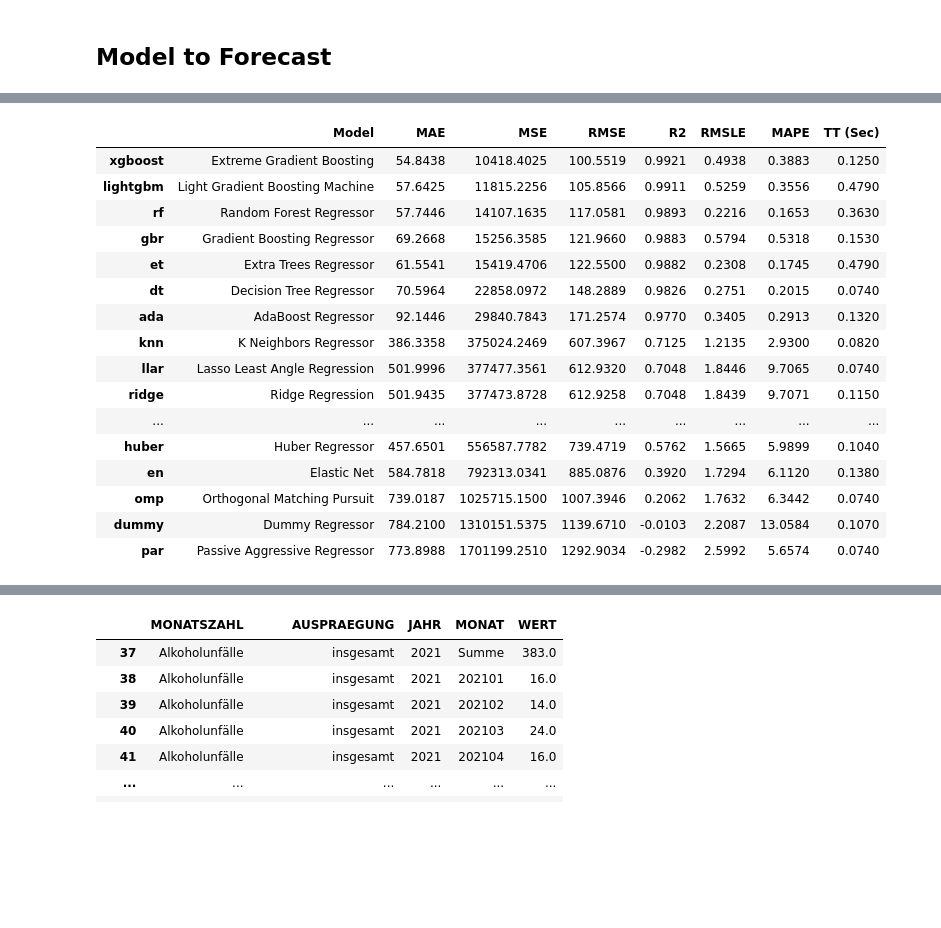
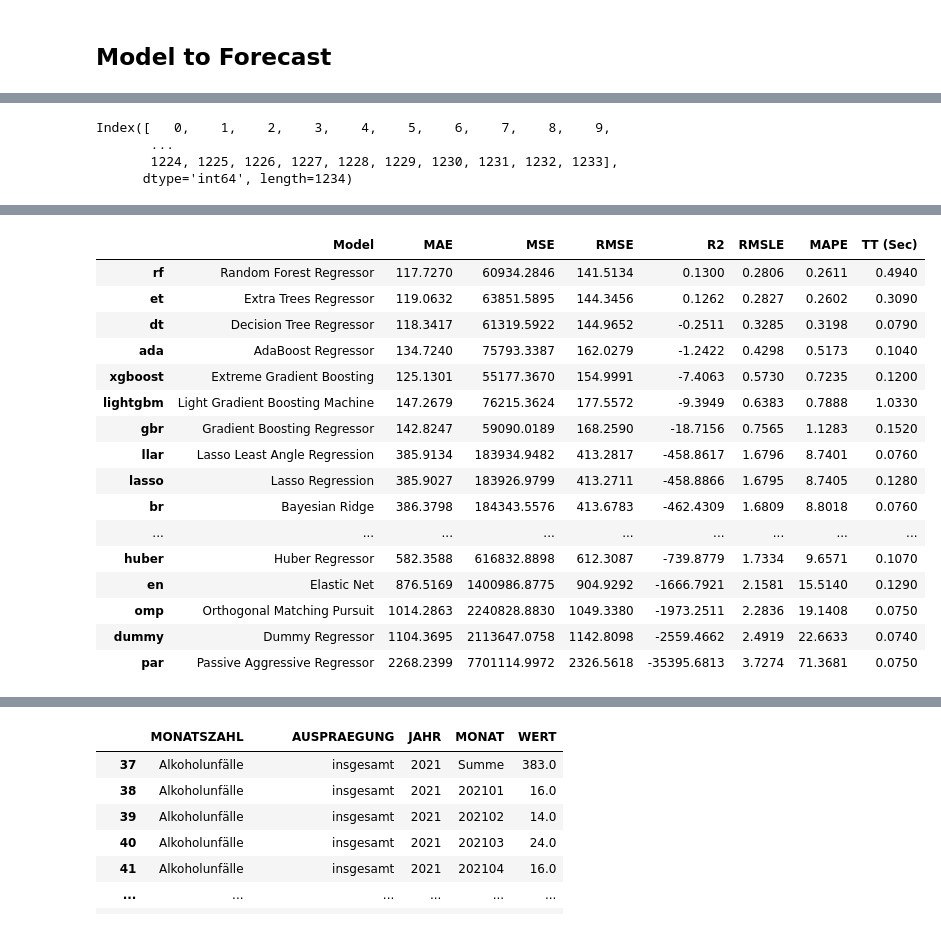
Before and after one commit to sreehari59/NxtGen_AcciVision, a Jupyter notebook: DPS_Task.ipynb, the cells around one changed output, grey strips where cells are left out. Cells and saved outputs as stored; diff of their text form; code cells hidden in the pictures; blank space fills up the shorter version.

Commit message:
EDA and model build

```diff
--- a/DPS_Task.ipynb
+++ b/DPS_Task.ipynb
@@ -304,22 +298,30 @@ new_df_setup = setup(new_df, target = 'WERT', session_id = 123)
+# %%
+# Verifying if the data is not shuffled
+get_config('X_train').index
+# %% [output]
+Index([   0,    1,    2,    3,    4,    5,    6,    7,    8,    9,
+       ...
+       1224, 1225, 1226, 1227, 1228, 1229, 1230, 1231, 1232, 1233],
+      dtype='int64', length=1234)
 # %%
-best = compare_models()
+best_model = compare_models()
 # %% [output]
 [interactive output not drawn]
 |  | Model | MAE | MSE | RMSE | R2 | RMSLE | MAPE | TT (Sec) |
-| xgboost | Extreme Gradient Boosting | 54.8438 | 10418.4025 | 100.5519 | 0.9921 | 0.4938 | 0.3883 | 0.1250 |
-| lightgbm | Light Gradient Boosting Machine | 57.6425 | 11815.2256 | 105.8566 | 0.9911 | 0.5259 | 0.3556 | 0.4790 |
-| rf | Random Forest Regressor | 57.7446 | 14107.1635 | 117.0581 | 0.9893 | 0.2216 | 0.1653 | 0.3630 |
-| gbr | Gradient Boosting Regressor | 69.2668 | 15256.3585 | 121.9660 | 0.9883 | 0.5794 | 0.5318 | 0.1530 |
-| et | Extra Trees Regressor | 61.5541 | 15419.4706 | 122.5500 | 0.9882 | 0.2308 | 0.1745 | 0.4790 |
-| dt | Decision Tree Regressor | 70.5964 | 22858.0972 | 148.2889 | 0.9826 | 0.2751 | 0.2015 | 0.0740 |
-| ada | AdaBoost Regressor | 92.1446 | 29840.7843 | 171.2574 | 0.9770 | 0.3405 | 0.2913 | 0.1320 |
-| knn | K Neighbors Regressor | 386.3358 | 375024.2469 | 607.3967 | 0.7125 | 1.2135 | 2.9300 | 0.0820 |
-| llar | Lasso Least Angle Regression | 501.9996 | 377477.3561 | 612.9320 | 0.7048 | 1.8446 | 9.7065 | 0.0740 |
-| ridge | Ridge Regression | 501.9435 | 377473.8728 | 612.9258 | 0.7048 | 1.8439 | 9.7071 | 0.1150 |
+| rf | Random Forest Regressor | 117.7270 | 60934.2846 | 141.5134 | 0.1300 | 0.2806 | 0.2611 | 0.4940 |
+| et | Extra Trees Regressor | 119.0632 | 63851.5895 | 144.3456 | 0.1262 | 0.2827 | 0.2602 | 0.3090 |
+| dt | Decision Tree Regressor | 118.3417 | 61319.5922 | 144.9652 | -0.2511 | 0.3285 | 0.3198 | 0.0790 |
+| ada | AdaBoost Regressor | 134.7240 | 75793.3387 | 162.0279 | -1.2422 | 0.4298 | 0.5173 | 0.1040 |
+| xgboost | Extreme Gradient Boosting | 125.1301 | 55177.3670 | 154.9991 | -7.4063 | 0.5730 | 0.7235 | 0.1200 |
+| lightgbm | Light Gradient Boosting Machine | 147.2679 | 76215.3624 | 177.5572 | -9.3949 | 0.6383 | 0.7888 | 1.0330 |
+| gbr | Gradient Boosting Regressor | 142.8247 | 59090.0189 | 168.2590 | -18.7156 | 0.7565 | 1.1283 | 0.1520 |
+| llar | Lasso Least Angle Regression | 385.9134 | 183934.9482 | 413.2817 | -458.8617 | 1.6796 | 8.7401 | 0.0760 |
+| lasso | Lasso Regression | 385.9027 | 183926.9799 | 413.2711 | -458.8866 | 1.6795 | 8.7405 | 0.1280 |
+| br | Bayesian Ridge | 386.3798 | 184343.5576 | 413.6783 | -462.4309 | 1.6809 | 8.8018 | 0.0760 |
 | ... | ... | ... | ... | ... | ... | ... | ... | ... |
-| huber | Huber Regressor | 457.6501 | 556587.7782 | 739.4719 | 0.5762 | 1.5665 | 5.9899 | 0.1040 |
-| en | Elastic Net | 584.7818 | 792313.0341 | 885.0876 | 0.3920 | 1.7294 | 6.1120 | 0.1380 |
-| omp | Orthogonal Matching Pursuit | 739.0187 | 1025715.1500 | 1007.3946 | 0.2062 | 1.7632 | 6.3442 | 0.0740 |
-| dummy | Dummy Regressor | 784.2100 | 1310151.5375 | 1139.6710 | -0.0103 | 2.2087 | 13.0584 | 0.1070 |
-| par | Passive Aggressive Regressor | 773.8988 | 1701199.2510 | 1292.9034 | -0.2982 | 2.5992 | 5.6574 | 0.0740 |
+| huber | Huber Regressor | 582.3588 | 616832.8898 | 612.3087 | -739.8779 | 1.7334 | 9.6571 | 0.1070 |
+| en | Elastic Net | 876.5169 | 1400986.8775 | 904.9292 | -1666.7921 | 2.1581 | 15.5140 | 0.1290 |
+| omp | Orthogonal Matching Pursuit | 1014.2863 | 2240828.8830 | 1049.3380 | -1973.2511 | 2.2836 | 19.1408 | 0.0750 |
+| dummy | Dummy Regressor | 1104.3695 | 2113647.0758 | 1142.8098 | -2559.4662 | 2.4919 | 22.6633 | 0.0740 |
+| par | Passive Aggressive Regressor | 2268.2399 | 7701114.9972 | 2326.5618 | -35395.6813 | 3.7274 | 71.3681 | 0.0750 |
 [interactive output not drawn]
```
Also changed, not shown: parts of 20 cells of this notebook.
